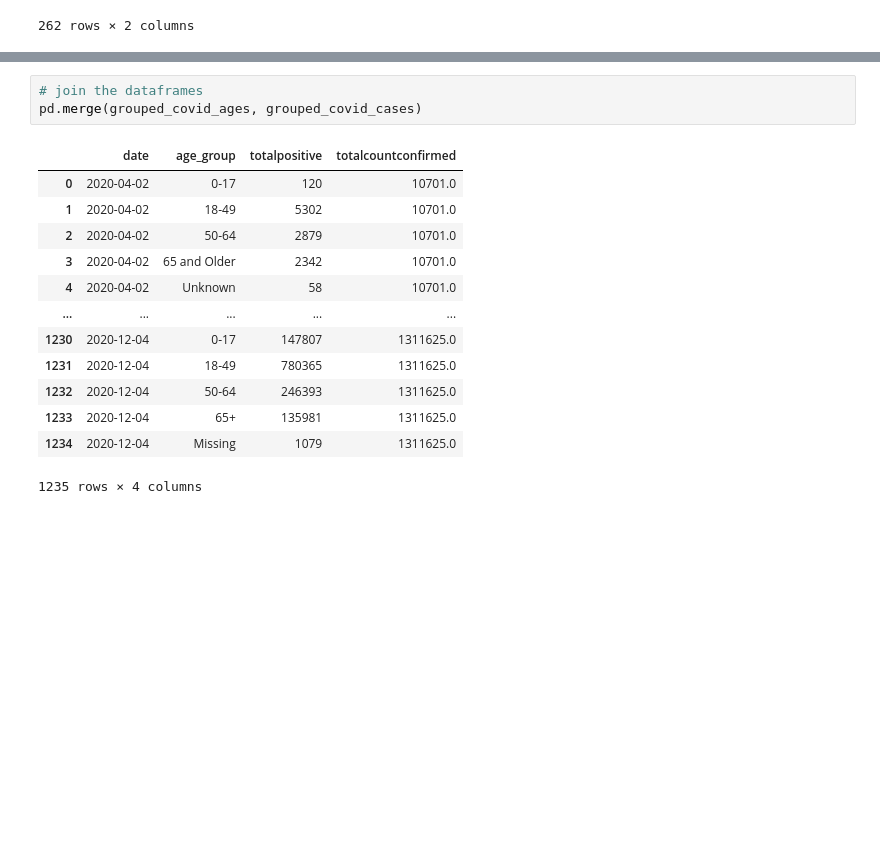
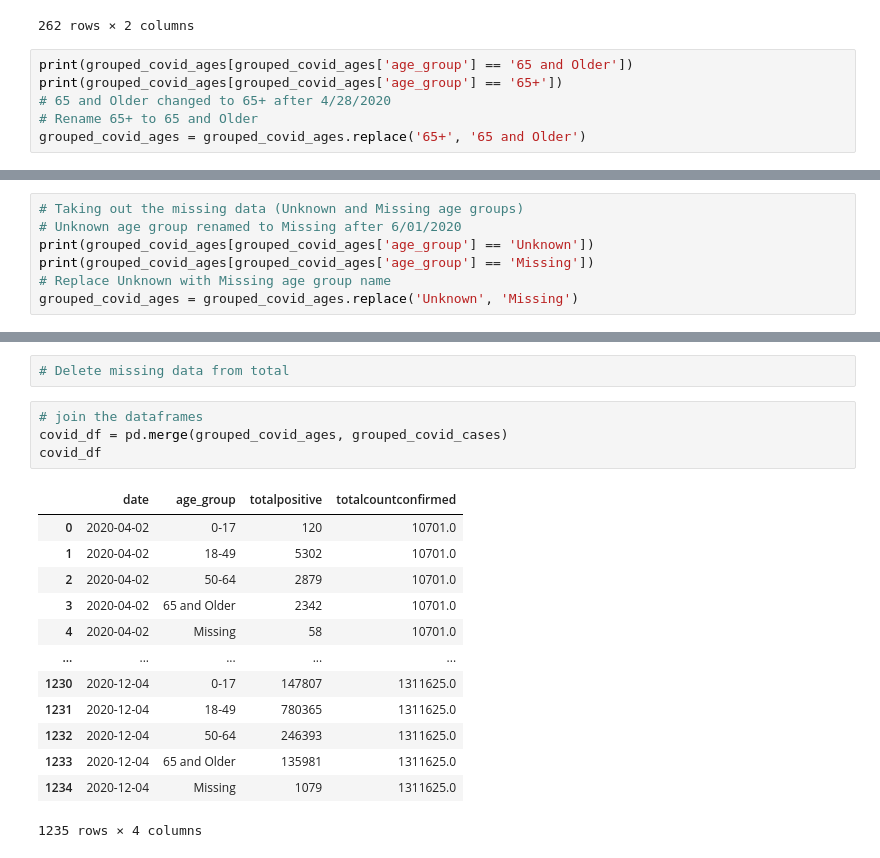
Before and after one commit to nguyenbel/CA-Age-Groups-and-Covid-19, a Jupyter notebook: Covid_EDA.ipynb, the cells around one changed output, grey strips where cells are left out. Drawn from its saved outputs; the diff is of its cells as text; blank space fills up the shorter version.

```diff
--- a/Covid_EDA.ipynb
+++ b/Covid_EDA.ipynb
@@ -147,3 +151,9 @@ grouped_covid_cases
 | 260 | 2020-12-03 | 1286557.0 |
 | 261 | 2020-12-04 | 1311625.0 |
 262 rows × 2 columns
+# %%
+print(grouped_covid_ages[grouped_covid_ages['age_group'] == '65 and Older'])
+print(grouped_covid_ages[grouped_covid_ages['age_group'] == '65+'])
+# 65 and Older changed to 65+ after 4/28/2020
+# Rename 65+ to 65 and Older
+grouped_covid_ages = grouped_covid_ages.replace('65+', '65 and Older')
@@ -149,0 +178,7 @@ grouped_covid_cases
+# %%
+# Taking out the missing data (Unknown and Missing age groups)
+# Unknown age group renamed to Missing after 6/01/2020
+print(grouped_covid_ages[grouped_covid_ages['age_group'] == 'Unknown'])
+print(grouped_covid_ages[grouped_covid_ages['age_group'] == 'Missing'])
+# Replace Unknown with Missing age group name
+grouped_covid_ages = grouped_covid_ages.replace('Unknown', 'Missing')
@@ -150,17 +219,20 @@ grouped_covid_cases
+# %%
+# Delete missing data from total
 # %%
 # join the dataframes
-pd.merge(grouped_covid_ages, grouped_covid_cases)
+covid_df = pd.merge(grouped_covid_ages, grouped_covid_cases)
+covid_df
 # %% [output]
 |  | date | age_group | totalpositive | totalcountconfirmed |
 | 0 | 2020-04-02 | 0-17 | 120 | 10701.0 |
 | 1 | 2020-04-02 | 18-49 | 5302 | 10701.0 |
 | 2 | 2020-04-02 | 50-64 | 2879 | 10701.0 |
 | 3 | 2020-04-02 | 65 and Older | 2342 | 10701.0 |
-| 4 | 2020-04-02 | Unknown | 58 | 10701.0 |
+| 4 | 2020-04-02 | Missing | 58 | 10701.0 |
 | ... | ... | ... | ... | ... |
 | 1230 | 2020-12-04 | 0-17 | 147807 | 1311625.0 |
 | 1231 | 2020-12-04 | 18-49 | 780365 | 1311625.0 |
 | 1232 | 2020-12-04 | 50-64 | 246393 | 1311625.0 |
-| 1233 | 2020-12-04 | 65+ | 135981 | 1311625.0 |
+| 1233 | 2020-12-04 | 65 and Older | 135981 | 1311625.0 |
 | 1234 | 2020-12-04 | Missing | 1079 | 1311625.0 |
 1235 rows × 4 columns
```
Also changed, not shown: parts of 27 cells of this notebook, 3 other files.
